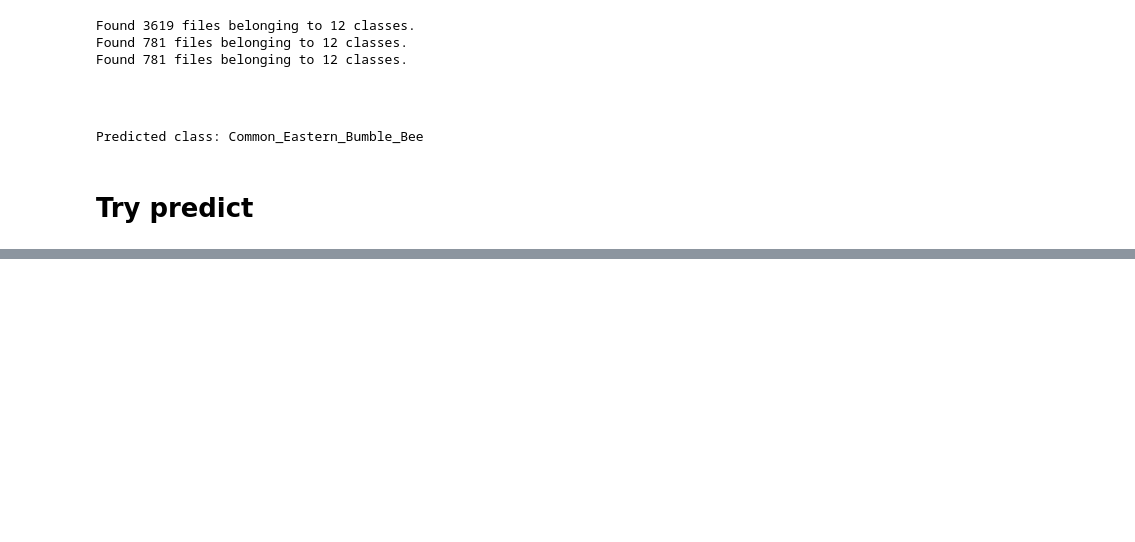
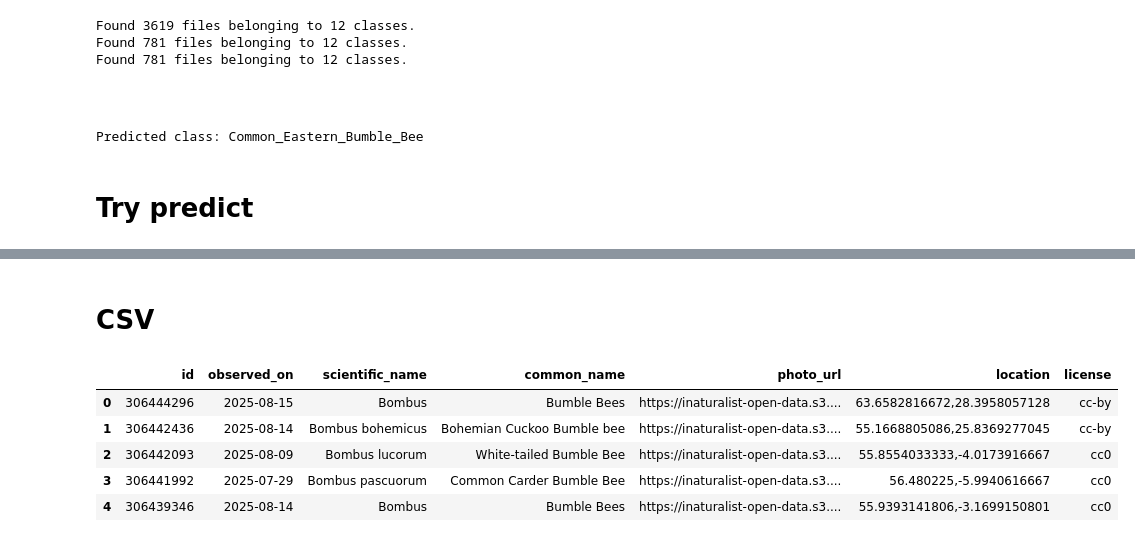
Before and after one commit to katherinestewart/bee-tector, a Jupyter notebook: notebooks/katherine.ipynb, the cells around one changed output, grey strips where cells are left out. Drawn from its saved outputs; the diff is of its cells as text; code cells hidden in the pictures; blank space fills up the shorter version.

```diff
--- a/notebooks/katherine.ipynb
+++ b/notebooks/katherine.ipynb
@@ -192,0 +117,2 @@ pred
+# %% [markdown]
+# CSV
@@ -192,0 +121,9 @@ pred
+# %%
+full_df.head()
+# %% [output]
+|  | id | observed_on | scientific_name | common_name | photo_url | location | license |
+| 0 | 306444296 | 2025-08-15 | Bombus | Bumble Bees | https://inaturalist-open-data.s3.... | 63.6582816672,28.3958057128 | cc-by |
+| 1 | 306442436 | 2025-08-14 | Bombus bohemicus | Bohemian Cuckoo Bumble bee | https://inaturalist-open-data.s3.... | 55.1668805086,25.8369277045 | cc-by |
+| 2 | 306442093 | 2025-08-09 | Bombus lucorum | White-tailed Bumble Bee | https://inaturalist-open-data.s3.... | 55.8554033333,-4.0173916667 | cc0 |
+| 3 | 306441992 | 2025-07-29 | Bombus pascuorum | Common Carder Bumble Bee | https://inaturalist-open-data.s3.... | 56.480225,-5.9940616667 | cc0 |
+| 4 | 306439346 | 2025-08-14 | Bombus | Bumble Bees | https://inaturalist-open-data.s3.... | 55.9393141806,-3.1699150801 | cc0 |
```
Also changed, not shown: parts of 21 cells of this notebook.
